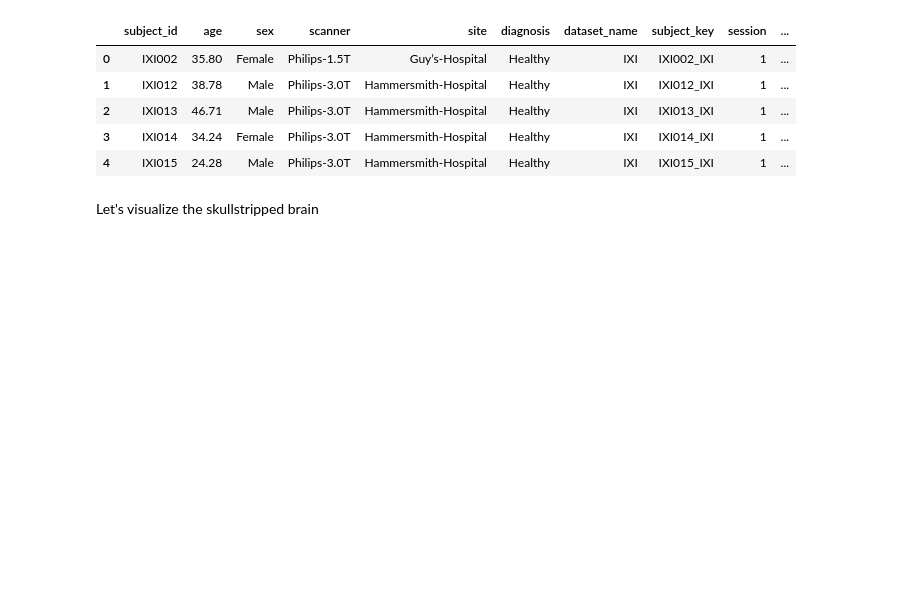
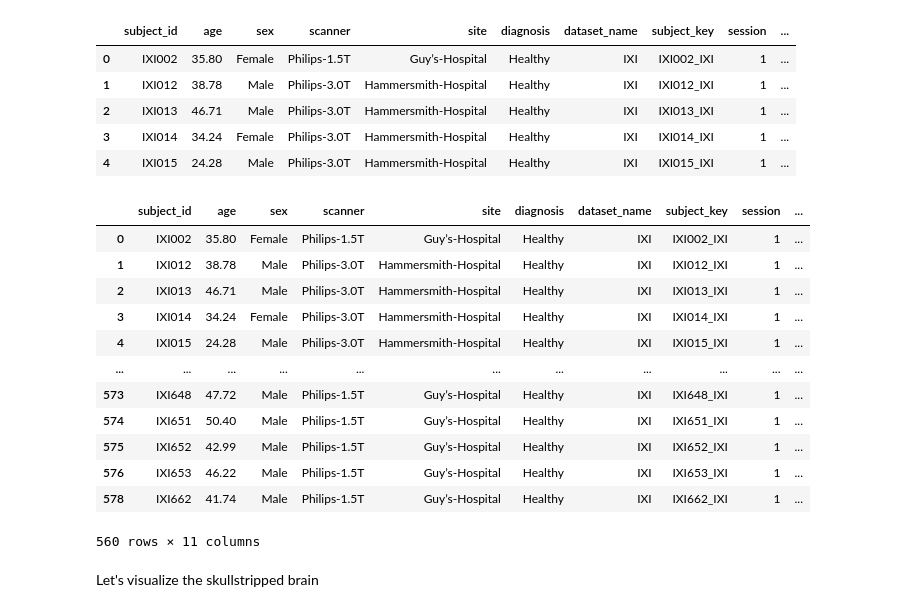
Before and after one commit to KingPowa/brain_age_lessons, a Jupyter notebook: notebooks_complete/1-eda.ipynb, the cells around one changed output. Cells and saved outputs as stored; diff of their text form; code cells hidden in the pictures; blank space fills up the shorter version.

```diff
--- a/notebooks_complete/1-eda.ipynb
+++ b/notebooks_complete/1-eda.ipynb
@@ -222,3 +222,19 @@ masterfile.head(5)
 | 2 | IXI013 | 46.71 | Male | Philips-3.0T | Hammersmith-Hospital | Healthy | IXI | IXI013_IXI | 1 | ... |
 | 3 | IXI014 | 34.24 | Female | Philips-3.0T | Hammersmith-Hospital | Healthy | IXI | IXI014_IXI | 1 | ... |
 | 4 | IXI015 | 24.28 | Male | Philips-3.0T | Hammersmith-Hospital | Healthy | IXI | IXI015_IXI | 1 | ... |
+# %%
+masterfile
+# %% [output]
+|  | subject_id | age | sex | scanner | site | diagnosis | dataset_name | subject_key | session | ... |
+| 0 | IXI002 | 35.80 | Female | Philips-1.5T | Guy’s-Hospital | Healthy | IXI | IXI002_IXI | 1 | ... |
+| 1 | IXI012 | 38.78 | Male | Philips-3.0T | Hammersmith-Hospital | Healthy | IXI | IXI012_IXI | 1 | ... |
+| 2 | IXI013 | 46.71 | Male | Philips-3.0T | Hammersmith-Hospital | Healthy | IXI | IXI013_IXI | 1 | ... |
+| 3 | IXI014 | 34.24 | Female | Philips-3.0T | Hammersmith-Hospital | Healthy | IXI | IXI014_IXI | 1 | ... |
+| 4 | IXI015 | 24.28 | Male | Philips-3.0T | Hammersmith-Hospital | Healthy | IXI | IXI015_IXI | 1 | ... |
+| ... | ... | ... | ... | ... | ... | ... | ... | ... | ... | ... |
+| 573 | IXI648 | 47.72 | Male | Philips-1.5T | Guy’s-Hospital | Healthy | IXI | IXI648_IXI | 1 | ... |
+| 574 | IXI651 | 50.40 | Male | Philips-1.5T | Guy’s-Hospital | Healthy | IXI | IXI651_IXI | 1 | ... |
+| 575 | IXI652 | 42.99 | Male | Philips-1.5T | Guy’s-Hospital | Healthy | IXI | IXI652_IXI | 1 | ... |
+| 576 | IXI653 | 46.22 | Male | Philips-1.5T | Guy’s-Hospital | Healthy | IXI | IXI653_IXI | 1 | ... |
+| 578 | IXI662 | 41.74 | Male | Philips-1.5T | Guy’s-Hospital | Healthy | IXI | IXI662_IXI | 1 | ... |
+560 rows × 11 columns
```
Also changed, not shown: parts of 1 cell of this notebook, 6 other files.
